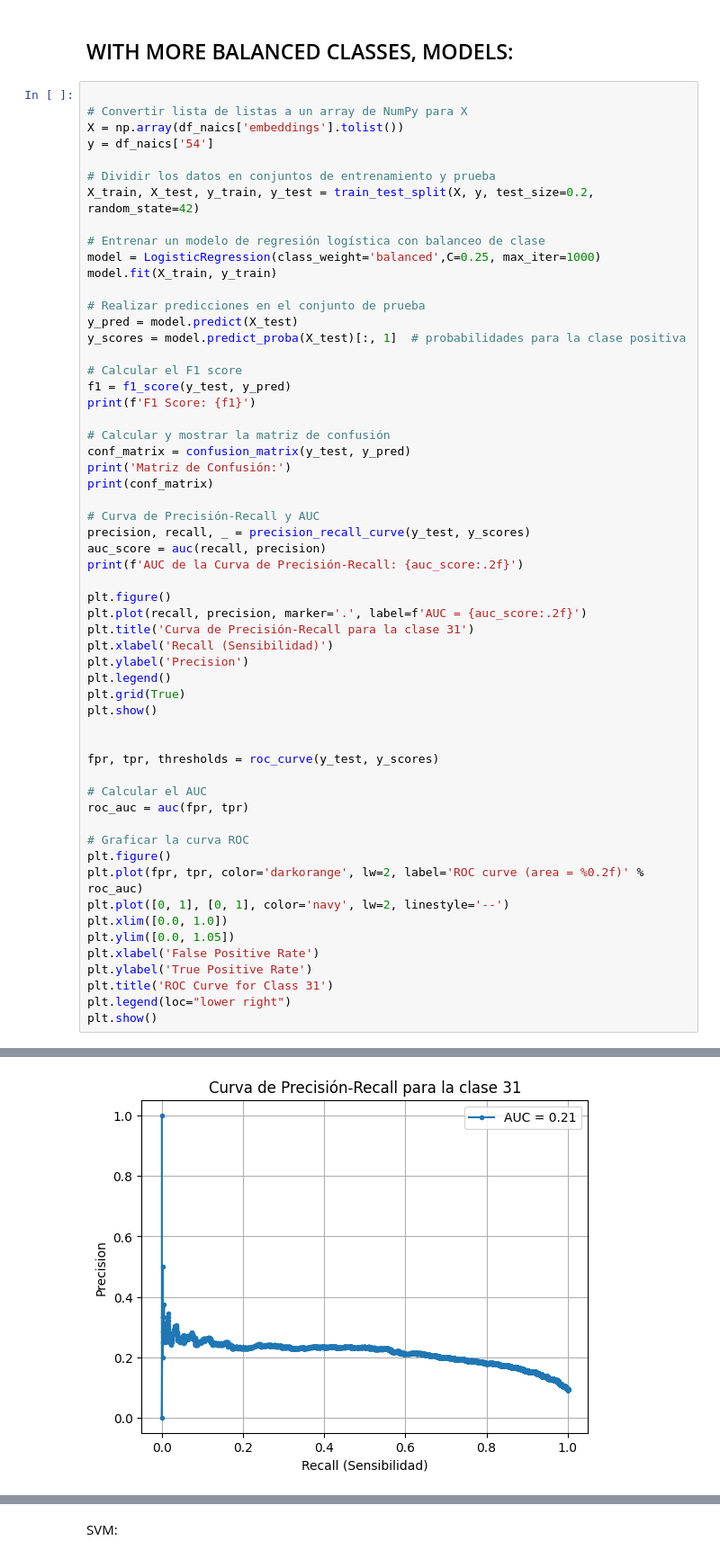
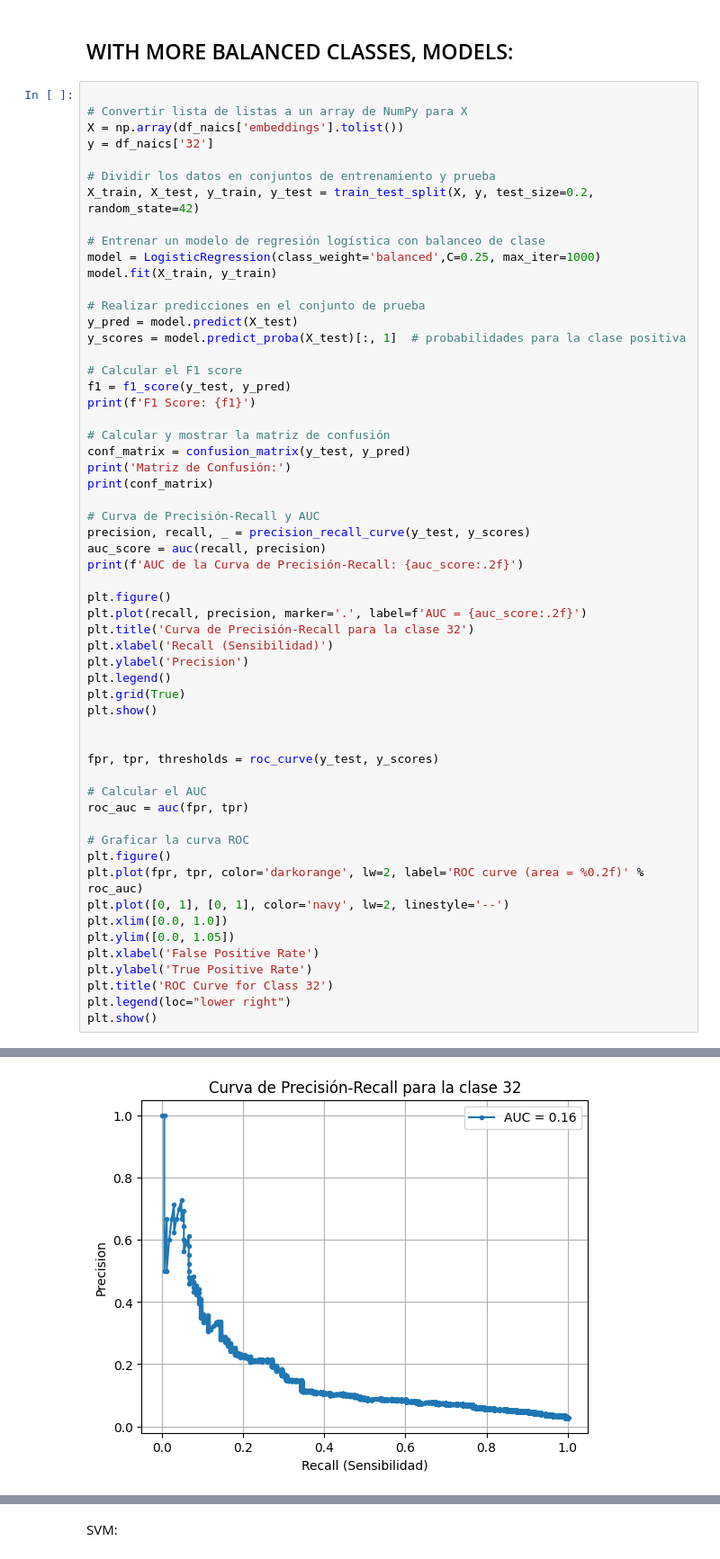
Before and after one commit to Zrive/zrive-ds-1q24-industry-classification, a Jupyter notebook: notebooks/classification_binarized.ipynb, the cells around one changed output, grey strips where cells are left out. Shown at 90% size. Cells and saved outputs as stored; diff of their text form.

```diff
--- a/notebooks/classification_binarized.ipynb
+++ b/notebooks/classification_binarized.ipynb
@@ -304,7 +304,7 @@ df_naics['embeddings'] = df_naics['embeddings'].apply(ast.literal_eval)
 
 # Convertir lista de listas a un array de NumPy para X
 X = np.array(df_naics['embeddings'].tolist())
-y = df_naics['54']
+y = df_naics['32']
 
 # Dividir los datos en conjuntos de entrenamiento y prueba
 X_train, X_test, y_train, y_test = train_test_split(X, y, test_size=0.2, random_state=42)
@@ -333,7 +333,7 @@ print(f'AUC de la Curva de Precisión-Recall: {auc_score:.2f}')
 
 plt.figure()
 plt.plot(recall, precision, marker='.', label=f'AUC = {auc_score:.2f}')
-plt.title('Curva de Precisión-Recall para la clase 31')
+plt.title('Curva de Precisión-Recall para la clase 32')
 plt.xlabel('Recall (Sensibilidad)')
 plt.ylabel('Precision')
 plt.legend()
@@ -354,7 +354,7 @@ plt.xlim([0.0, 1.0])
 plt.ylim([0.0, 1.05])
 plt.xlabel('False Positive Rate')
 plt.ylabel('True Positive Rate')
-plt.title('ROC Curve for Class 31')
+plt.title('ROC Curve for Class 32')
 plt.legend(loc="lower right")
 plt.show()
 # %% [output]
@@ -366 +366 @@ AUC de la Curva de Precisión-Recall: 0.21
-[figure, old version]
+[figure, new version]
```
Also changed, not shown: parts of 10 cells of this notebook.
